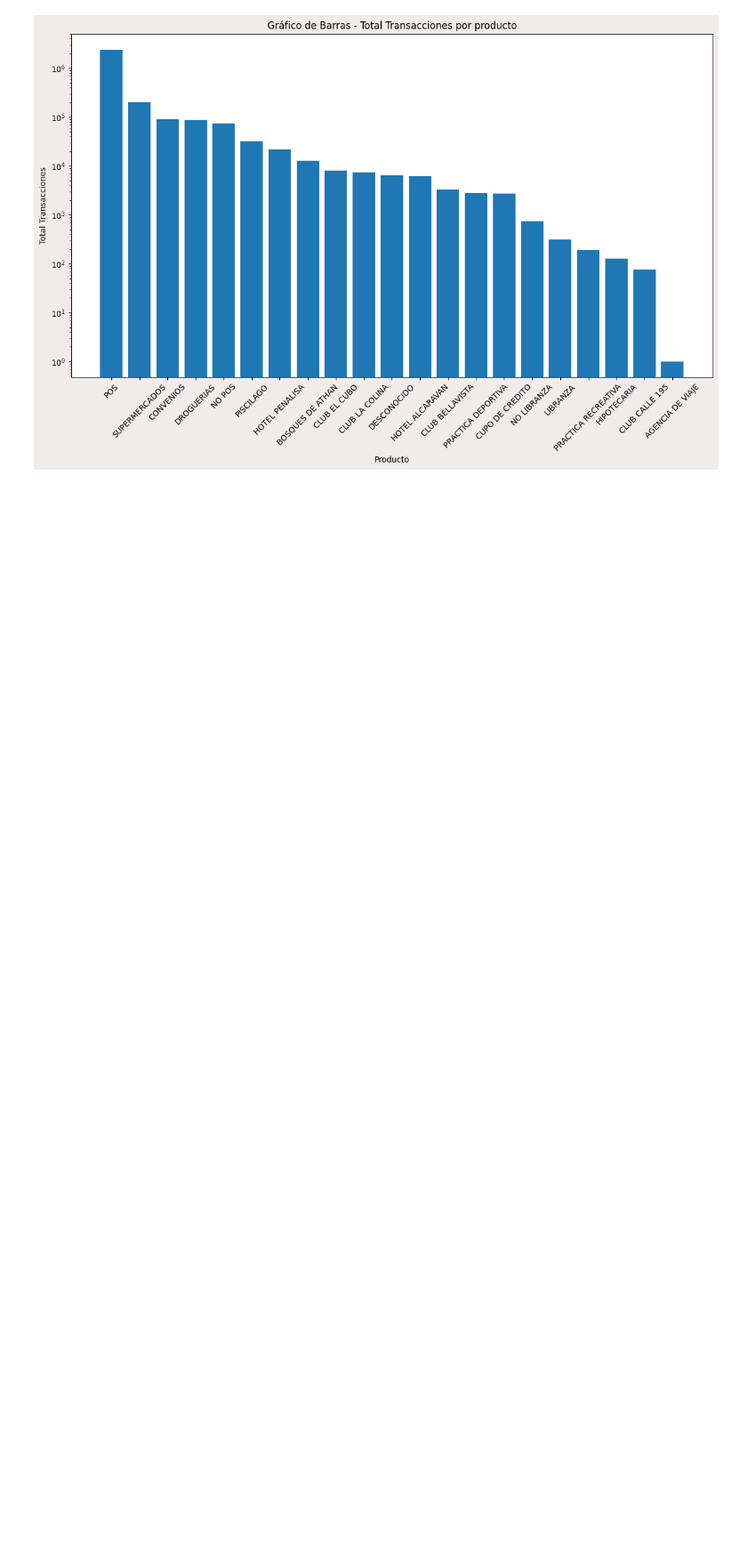
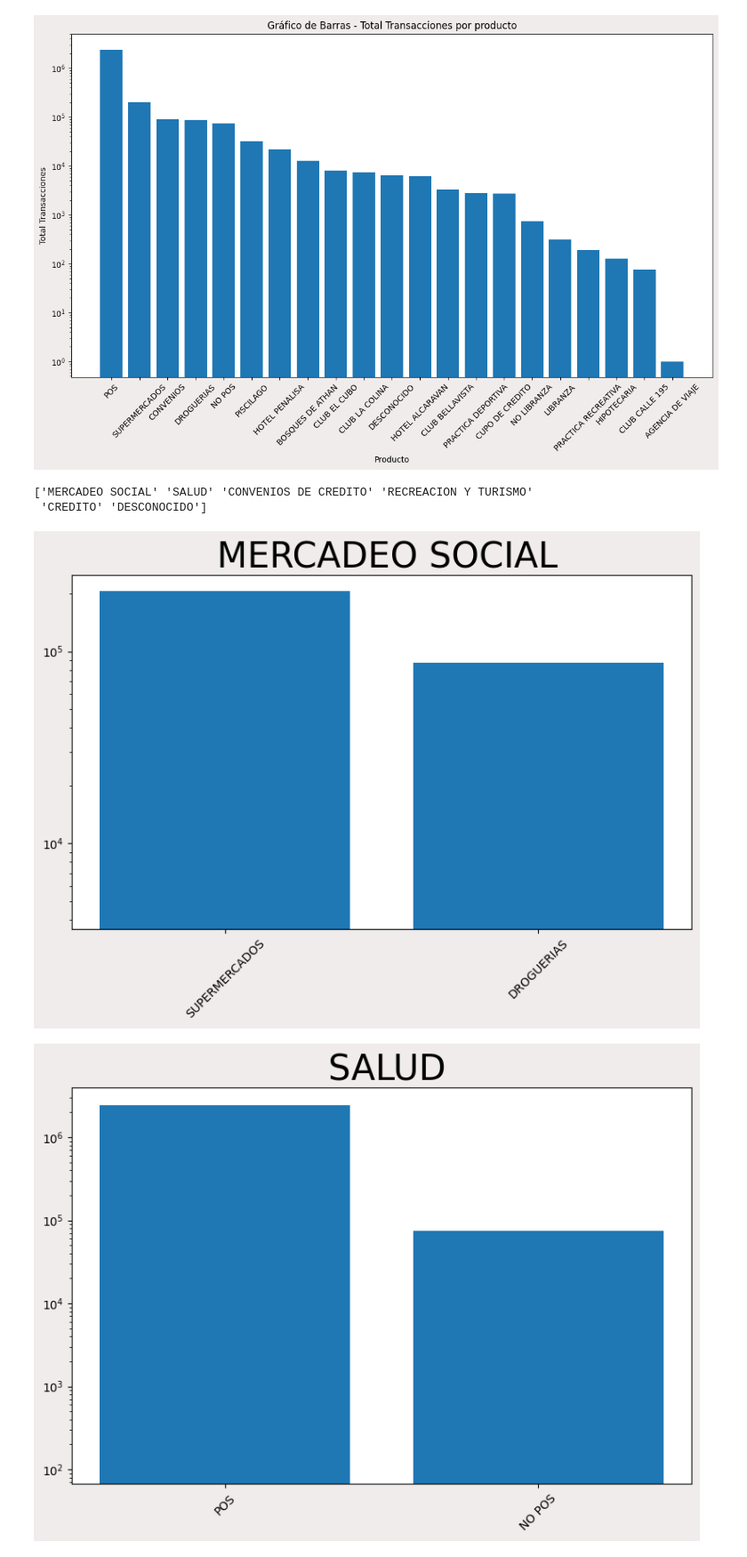
Before and after one commit to DanielAndresD/prueba-tecnica-colsubsidio, a Jupyter notebook: analisis_data.ipynb, the cells around one changed output. Shown at 89% size. Saved outputs shown, nothing was run; the diff lists cells and outputs as text; code cells hidden in the pictures; blank space fills up the shorter version.

```diff
--- a/analisis_data.ipynb
+++ b/analisis_data.ipynb
@@ -599,31 +599,34 @@ plt.show()
 [figure]
 # %%
 
-
-# Agrupar el DataFrame por "UES" y "Afiliacion" y sumar "NumTransacciones"
-agrupado_3 = empresas_personas_consumos_join.groupby(['Segmento_poblacional', 'Producto'])['NumTransacciones'].sum()
-
 # Obtener la lista de UES únicas
-ues_list = empresas_personas_consumos_join['Segmento_poblacional'].unique()
-
+ues_list = empresas_personas_consumos_join['UES'].unique()
+print(ues_list)
 # Especificar los colores de las secciones
 colors = ['#0297ff', '#ffff01']
 
 # Configurar el tamaño de la figura
 fig_size = (8, 6)
 
 # Iterar a través de cada UES y crear un gráfico de torta
 for ues in ues_list:
     # Filtrar el DataFrame para la UES actual
-    df = productos_mas_usados.loc[ues]
+    df = productos_mas_usados.loc[productos_mas_usados.index.get_level_values('UES') == ues]
+
     # Crear el gráfico de torta
     fig5, ax = plt.subplots(figsize=fig_size,facecolor=col_fondo)
-    ax.bar(productos_mas_usados.index.get_level_values('Producto'), productos_mas_usados['Total_transacciones'])
+    ax.bar(df.index.get_level_values('Producto'), df['Total_transacciones'])
+    ax.set_title(f' {ues}', fontsize=ft_sz_title)
+    ax.set_xticklabels(ax.get_xticklabels(), rotation=45)
+    ax.set_yscale('log')
 
-    ax.set_title(f' {ues}', fontsize=ft_sz_title)
-    ax.legend(loc='upper left', fontsize=12, labels=df.index)
-    fig5.savefig(img_folder+f'ues_afiliados_{ues}.png', dpi=100)
+    fig5.savefig(img_folder+f'productos_por_{ues}.png', dpi=100)
     fig5.tight_layout()
 
     # Mostrar el gráfico
     plt.show()
+# %% [output]
+['MERCADEO SOCIAL' 'SALUD' 'CONVENIOS DE CREDITO' 'RECREACION Y TURISMO'
+ 'CREDITO' 'DESCONOCIDO']
+[figure, added]
+[figure, added]
```
Also changed, not shown: parts of 11 cells of this notebook, 19 other files.
